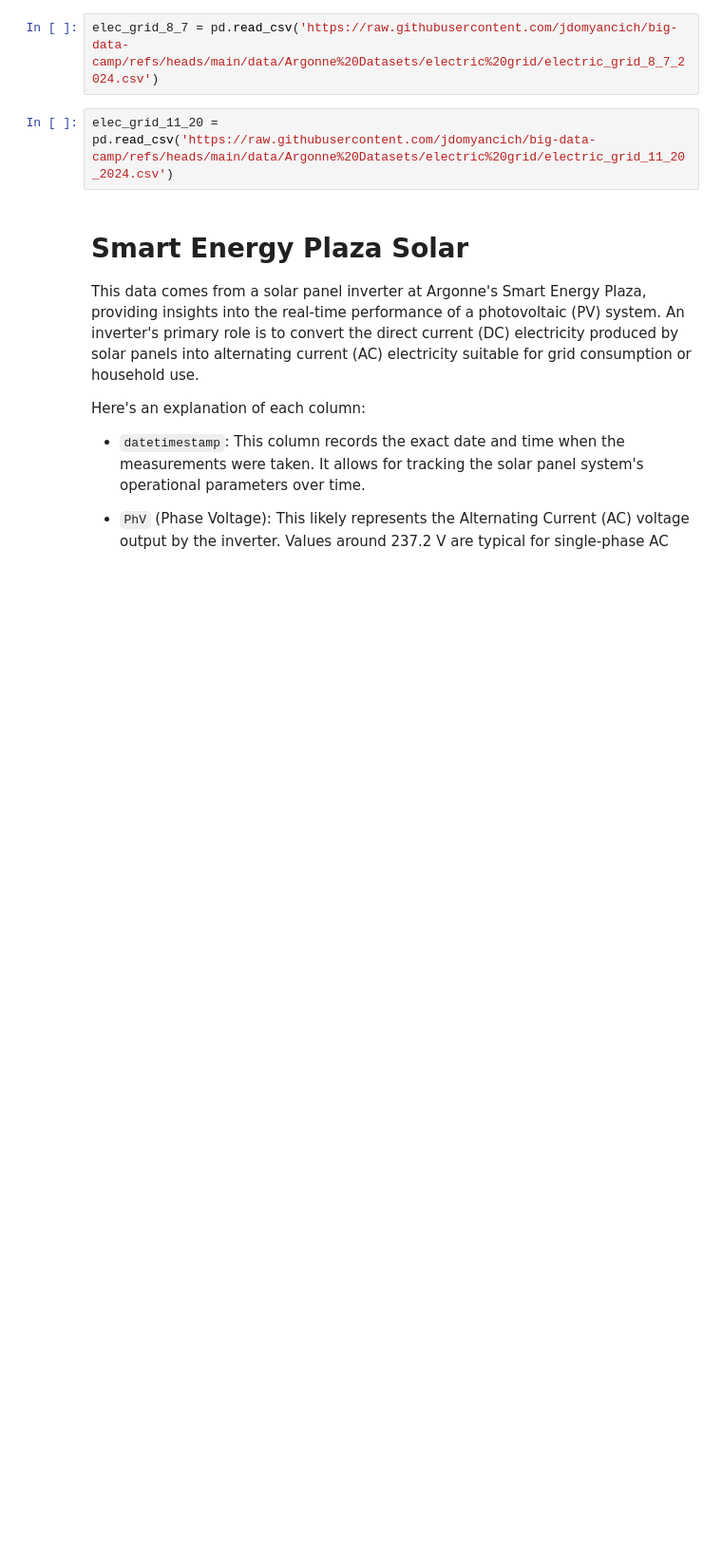
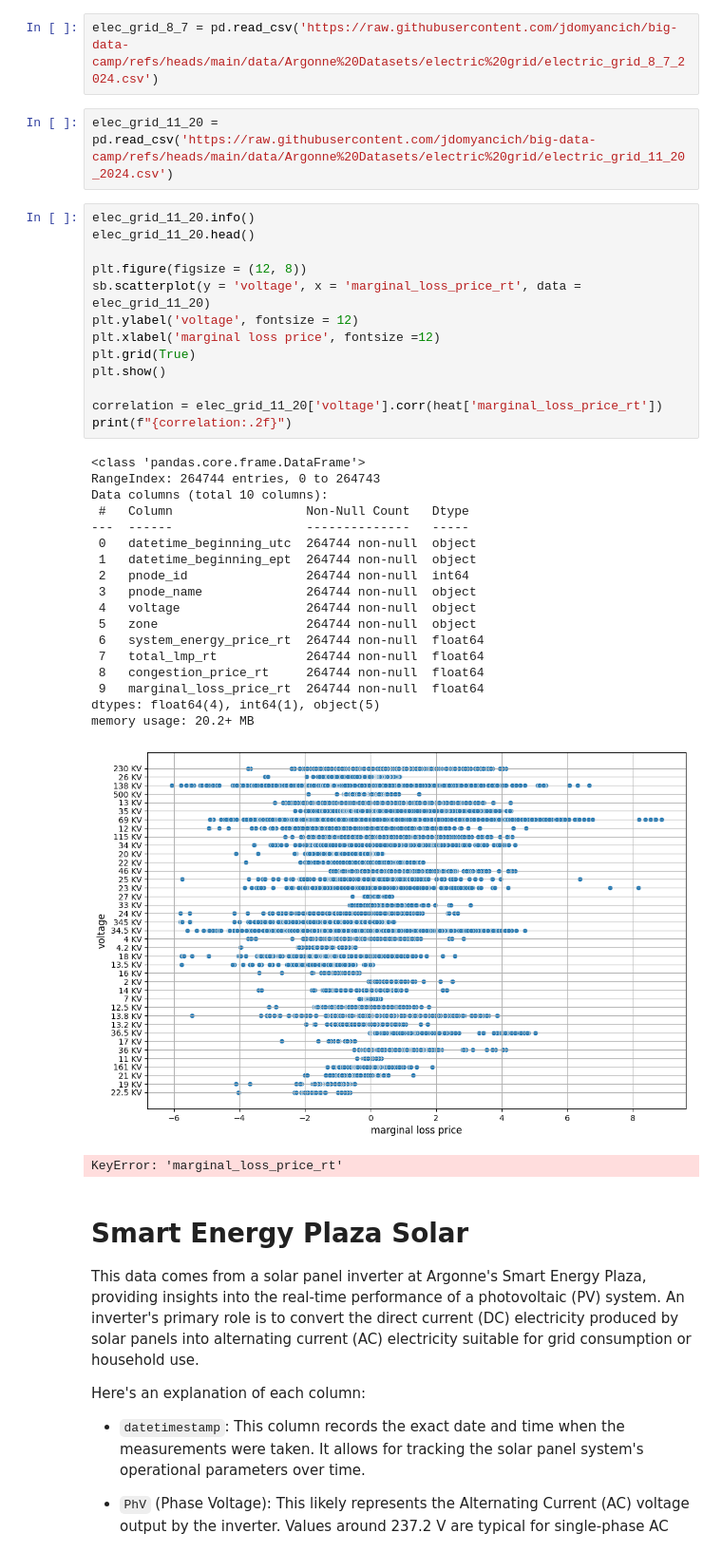
Before and after one commit to Amyy13/Amyy13, a Jupyter notebook: 10_Argonne_dataset_explorer.ipynb, the cells around one changed output. Shown: that part at 95% size. Drawn from its saved outputs; the diff is of its cells as text; blank space fills up the shorter version.

```diff
--- a/10_Argonne_dataset_explorer.ipynb
+++ b/10_Argonne_dataset_explorer.ipynb
@@ -50,6 +78,39 @@ elec_grid_7_15 = pd.read_csv('https://raw.githubusercontent.com/jdomyancich/big-
 elec_grid_8_7 = pd.read_csv('https://raw.githubusercontent.com/jdomyancich/big-data-camp/refs/heads/main/data/Argonne%20Datasets/electric%20grid/electric_grid_8_7_2024.csv')
 # %%
 elec_grid_11_20 = pd.read_csv('https://raw.githubusercontent.com/jdomyancich/big-data-camp/refs/heads/main/data/Argonne%20Datasets/electric%20grid/electric_grid_11_20_2024.csv')
+# %%
+elec_grid_11_20.info()
+elec_grid_11_20.head()
+
+plt.figure(figsize = (12, 8))
+sb.scatterplot(y = 'voltage', x = 'marginal_loss_price_rt', data = elec_grid_11_20)
+plt.ylabel('voltage', fontsize = 12)
+plt.xlabel('marginal loss price', fontsize =12)
+plt.grid(True)
+plt.show()
+
+correlation = elec_grid_11_20['voltage'].corr(heat['marginal_loss_price_rt'])
+print(f"{correlation:.2f}")
+# %% [output]
+<class 'pandas.core.frame.DataFrame'>
+RangeIndex: 264744 entries, 0 to 264743
+Data columns (total 10 columns):
+ #   Column                  Non-Null Count   Dtype
+---  ------                  --------------   -----
+ 0   datetime_beginning_utc  264744 non-null  object
+ 1   datetime_beginning_ept  264744 non-null  object
+ 2   pnode_id                264744 non-null  int64
+ 3   pnode_name              264744 non-null  object
+ 4   voltage                 264744 non-null  object
+ 5   zone                    264744 non-null  object
+ 6   system_energy_price_rt  264744 non-null  float64
+ 7   total_lmp_rt            264744 non-null  float64
+ 8   congestion_price_rt     264744 non-null  float64
+ 9   marginal_loss_price_rt  264744 non-null  float64
+dtypes: float64(4), int64(1), object(5)
+memory usage: 20.2+ MB
+[figure, added]
+KeyError: 'marginal_loss_price_rt'
 # %% [markdown]
 # Smart Energy Plaza Solar
 
```
Also changed, not shown: parts of 5 cells of this notebook.
